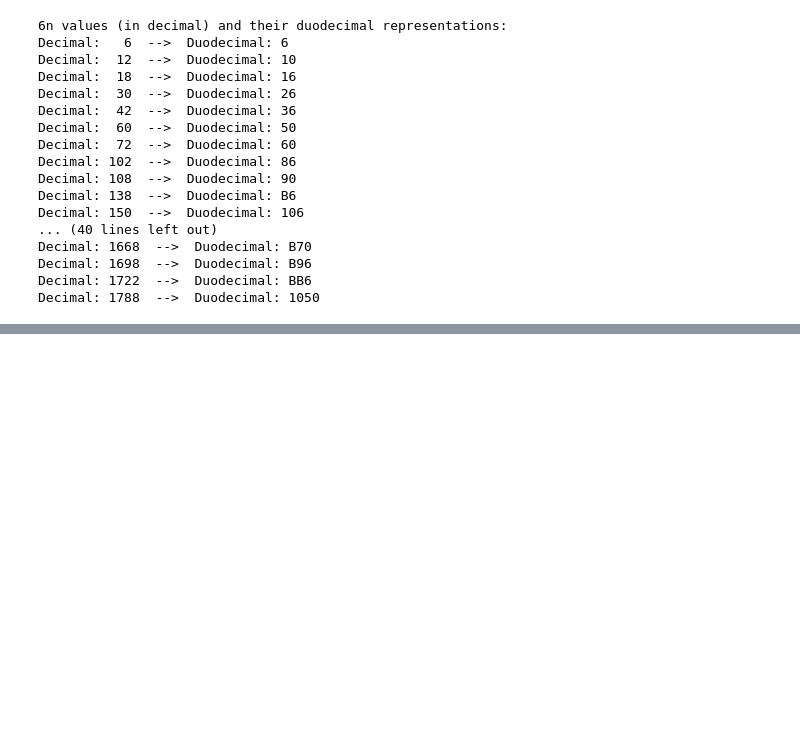
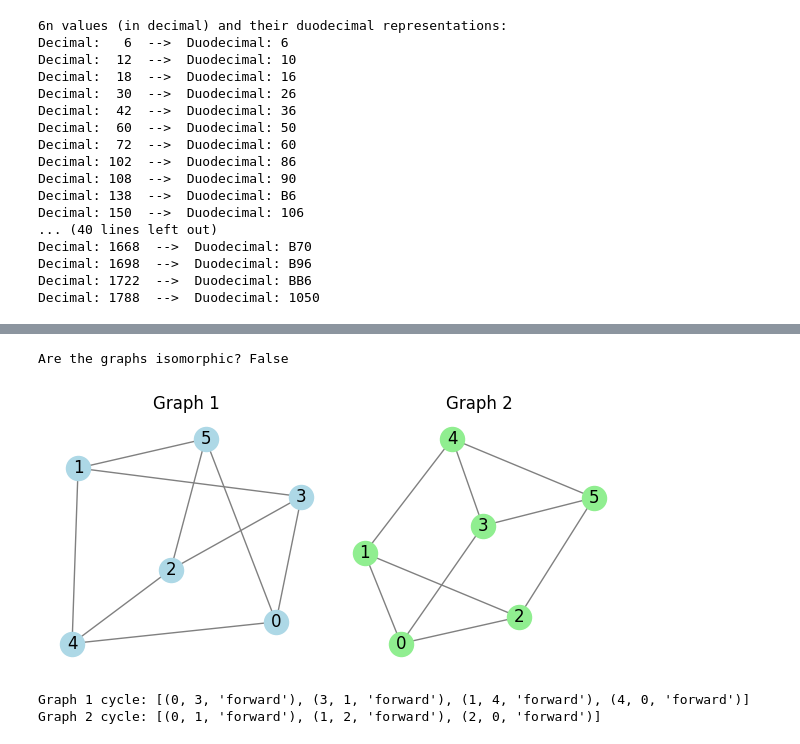
Before and after one commit to maher1719/patterns-in-prime-number, a Jupyter notebook: hypercomplex/twin_primes_duodecimal.ipynb, the cells around one changed output, grey strips where cells are left out. Cells and saved outputs as stored; diff of their text form; code cells hidden in the pictures; blank space fills up the shorter version.

```diff
--- a/hypercomplex/twin_primes_duodecimal.ipynb
+++ b/hypercomplex/twin_primes_duodecimal.ipynb
@@ -68,0 +2036,70 @@ Decimal: 1788  -->  Duodecimal: 1050
+# %%
+import networkx as nx
+import numpy as np
+# Create Graph 1 (using adjacency list)
+
+
+def to_np(graph):
+  return np.array(graph)
+
+graphA = [
+    [0, 0, 0, 1, 1, 1],
+    [0, 0, 0, 1, 1, 1],
+    [0, 0, 0, 1, 1, 1],
+    [1, 1, 1, 0, 0, 0],
+    [1, 1, 1, 0, 0, 0],
+    [1, 1, 1, 0, 0, 0]
+]
+
+G1 = nx.Graph(nx.from_numpy_array(to_np(graphA)))  # Convert to NetworkX graph object
+
+# Create Graph 2 (using adjacency list)
+graphB =  [
+    [0, 1, 1, 1, 0, 0],
+    [1, 0, 1, 0, 1, 0],
+    [1, 1, 0, 0, 0, 1],
+    [1, 0, 0, 0, 1, 1],
+    [0, 1, 0, 1, 0, 1],
+    [0, 0, 1, 1, 1, 0]
+]
+G2 = nx.Graph(nx.from_numpy_array(to_np(graphB)))  # Convert to NetworkX graph object
+
+
+# --- Check for Isomorphism (using NetworkX's built-in function) ---
+print(f"Are the graphs isomorphic? {nx.is_isomorphic(G1, G2)}")  # This will output False
+
+# --- Visualization (using NetworkX) ---
+import matplotlib.pyplot as plt
+
+# Draw Graph 1
+plt.figure(figsize=(6, 3))  # Adjust figure size for better layout
+plt.subplot(121)
+plt.title("Graph 1")
+nx.draw(G1, with_labels=True, node_color='lightblue', edge_color='gray')
+
+# Draw Graph 2
+plt.subplot(122)
+plt.title("Graph 2")
+nx.draw(G2, with_labels=True, node_color='lightgreen', edge_color='gray')
+
+plt.tight_layout() # prevent label overlapping
+plt.show()
+
+
+# --- Cycle Detection (to show the 3-cycle difference) ---
+try:
+  cycle1 = nx.find_cycle(G1, orientation="ignore")
+  print(f"Graph 1 cycle: {cycle1}") #will print a cycle
+except nx.NetworkXNoCycle:
+  print("Graph 1: No cycles found.")
+
+try:
+  cycle2 = nx.find_cycle(G2, orientation="ignore")
+  print(f"Graph 2 cycle: {cycle2}") #will print a cycle
+except nx.NetworkXNoCycle:
+  print("Graph 2: No cycles found.")
+# %% [output]
+Are the graphs isomorphic? False
+[figure, added]
+Graph 1 cycle: [(0, 3, 'forward'), (3, 1, 'forward'), (1, 4, 'forward'), (4, 0, 'forward')]
+Graph 2 cycle: [(0, 1, 'forward'), (1, 2, 'forward'), (2, 0, 'forward')]
```
Also changed, not shown: parts of 11 cells of this notebook, 18 other files.
